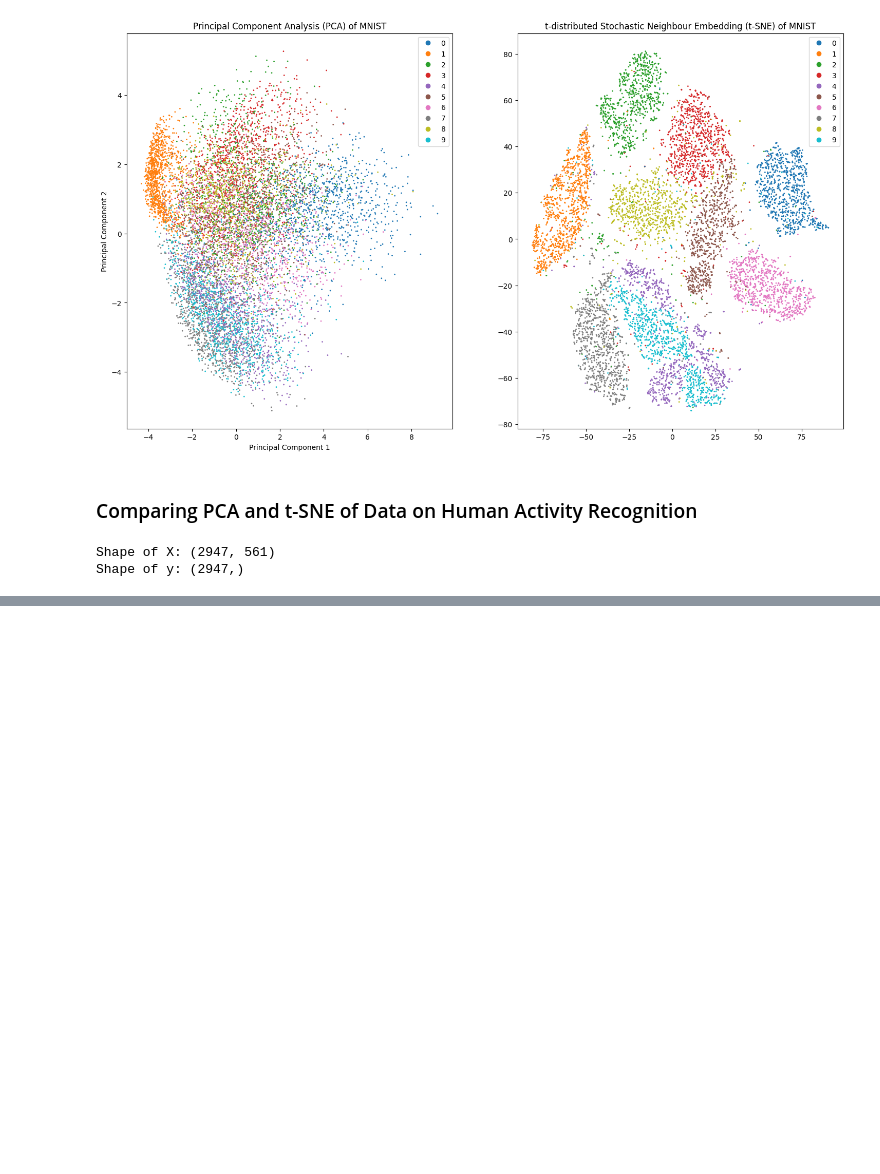
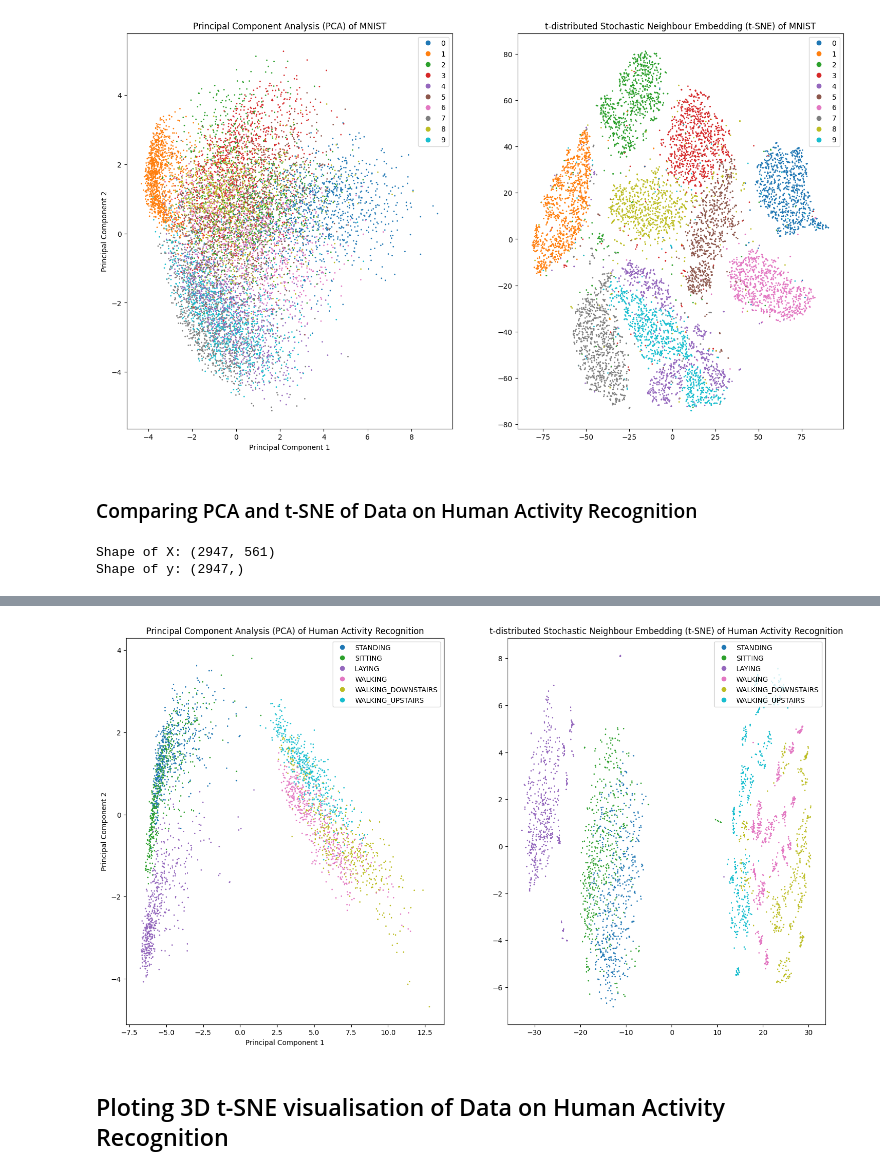
Before and after one commit to jonathanonglq/PCA-vs-tSNE, a Jupyter notebook: PCA vs tSNE.ipynb, the cells around one changed output, grey strips where cells are left out. Cells and saved outputs as stored; diff of their text form; code cells hidden in the pictures; blank space fills up the shorter version.

```diff
--- a/PCA vs tSNE.ipynb
+++ b/PCA vs tSNE.ipynb
@@ -77,0 +104,6 @@ compare_PCA_tSNE('Human Activity Recognition', X_har, y_har.map(mapper))
+# %%
+compare_PCA_tSNE('Human Activity Recognition', X_har, y_har.map(mapper), labels = labels, perplexity = 300)
+# %% [output]
+[figure, added]
+# %% [markdown]
+## Ploting 3D t-SNE visualisation of Data on Human Activity Recognition
```
Also changed, not shown: parts of 6 cells of this notebook.
